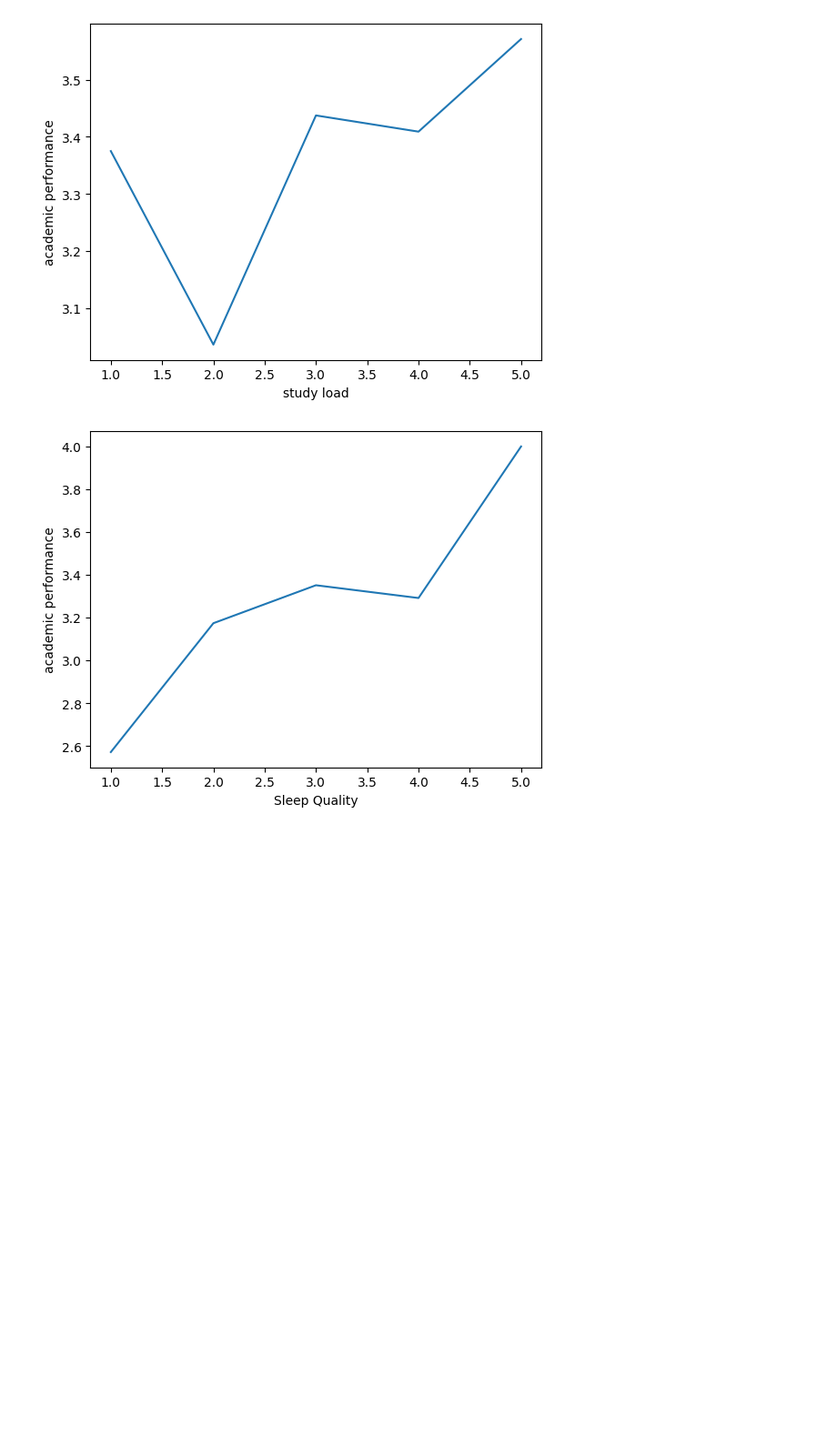
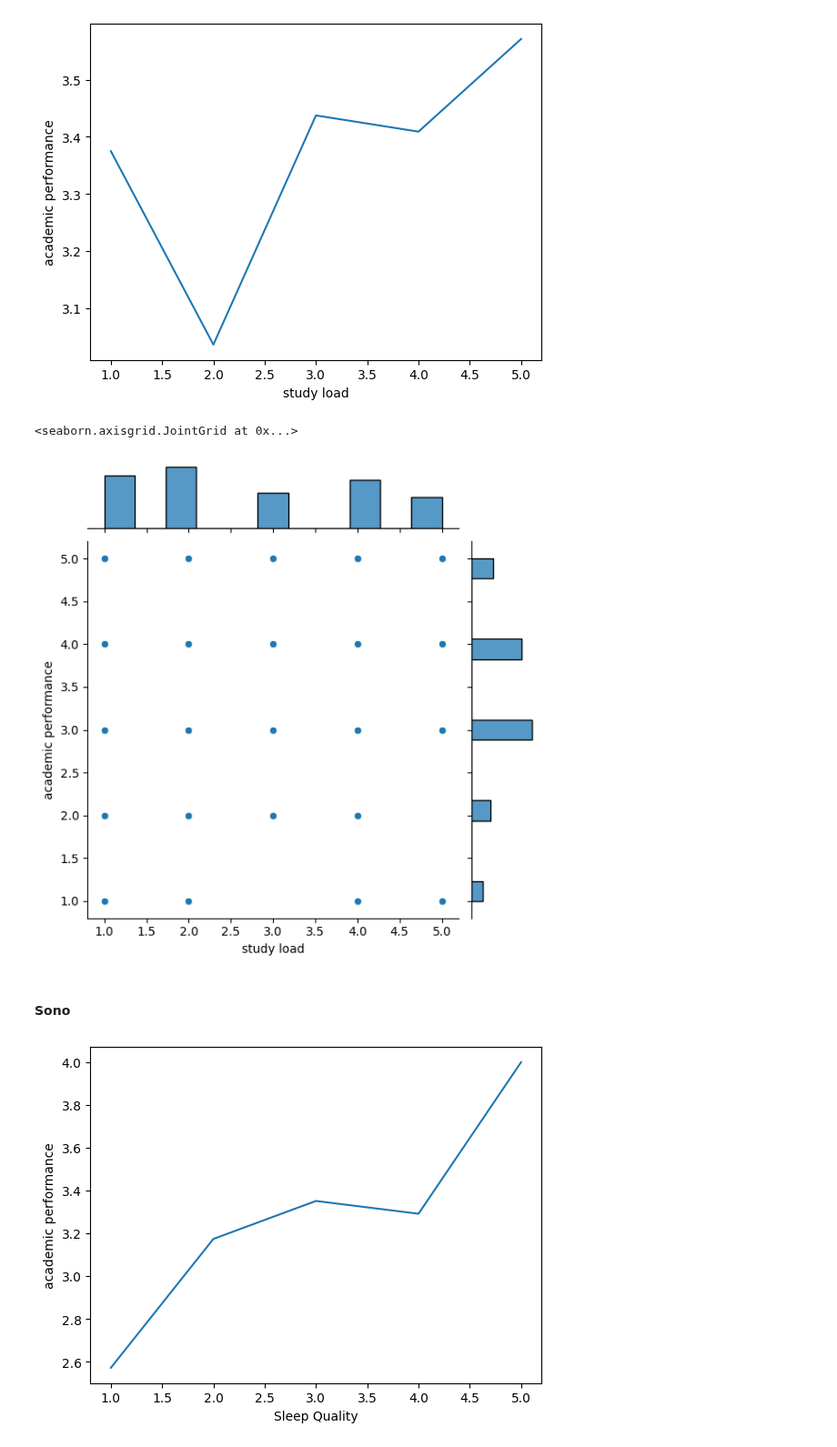
Before and after one commit to ICEI-PUC-Minas-PPL-CDIA/ppl-cd-pcd-sist-int-2024-1-sleepresearch-2024-1, a Jupyter notebook: src/Análise Exploratória/analise_stress.ipynb, the cells around one changed output. Shown at 91% size. Drawn from its saved outputs; the diff is of its cells as text; code cells hidden in the pictures; blank space fills up the shorter version.

```diff
--- a/src/Análise Exploratória/analise_stress.ipynb
+++ b/src/Análise Exploratória/analise_stress.ipynb
@@ -253,6 +316,13 @@ Performance relacionada com escala qualitativa de sono e estudo
 ax4 = sns.lineplot(data=data, x='study load', y = 'academic performance', errorbar= None)
 # %% [output]
 [figure]
+# %%
+sns.jointplot(data, x='study load', y='academic performance')
+# %% [output]
+<seaborn.axisgrid.JointGrid at 0x...>
+[figure, added]
+# %% [markdown]
+#### Sono
 # %%
 ax5 = sns.lineplot(data=data, x='Sleep Quality', y = 'academic performance', errorbar= None)
 # %% [output]
```
Also changed, not shown: parts of 91 cells of this notebook, 5 other files.
